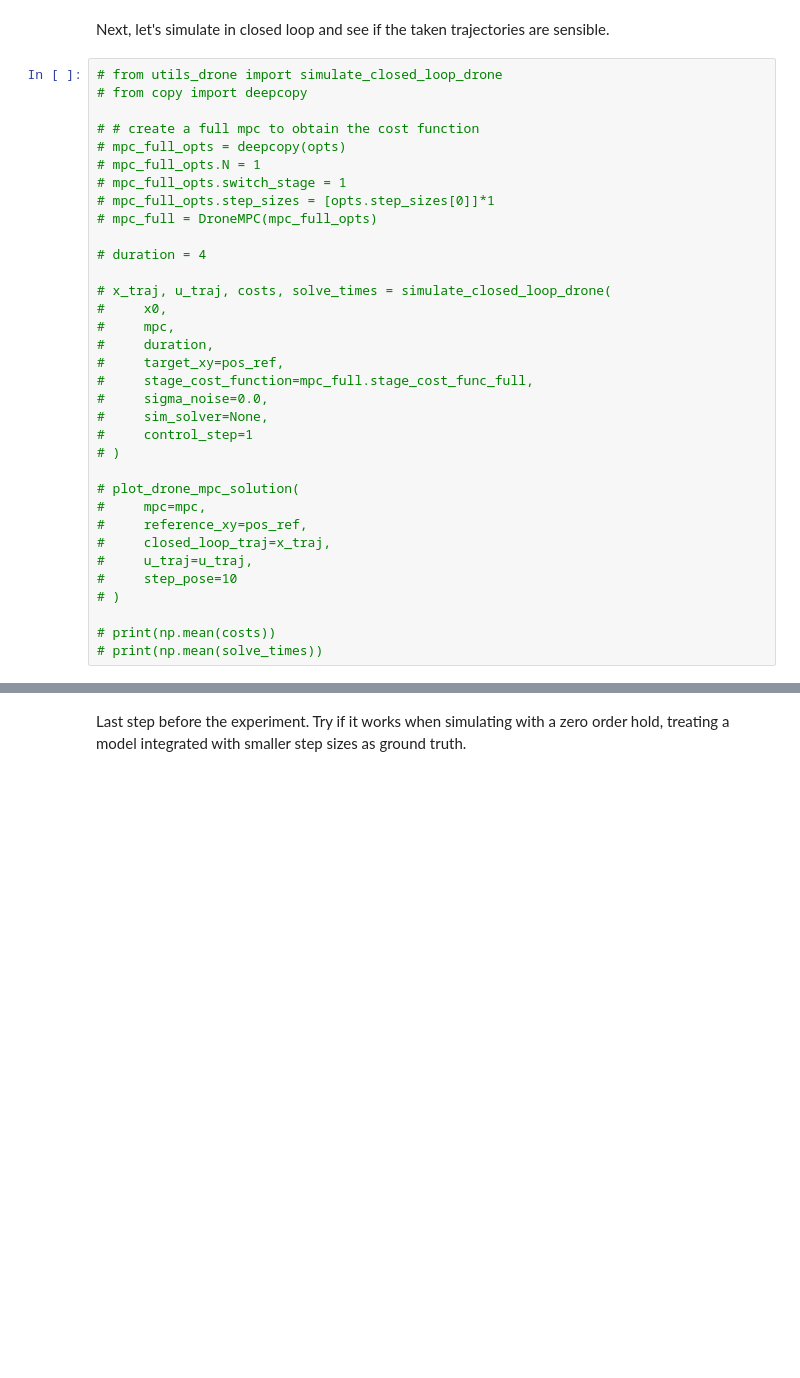
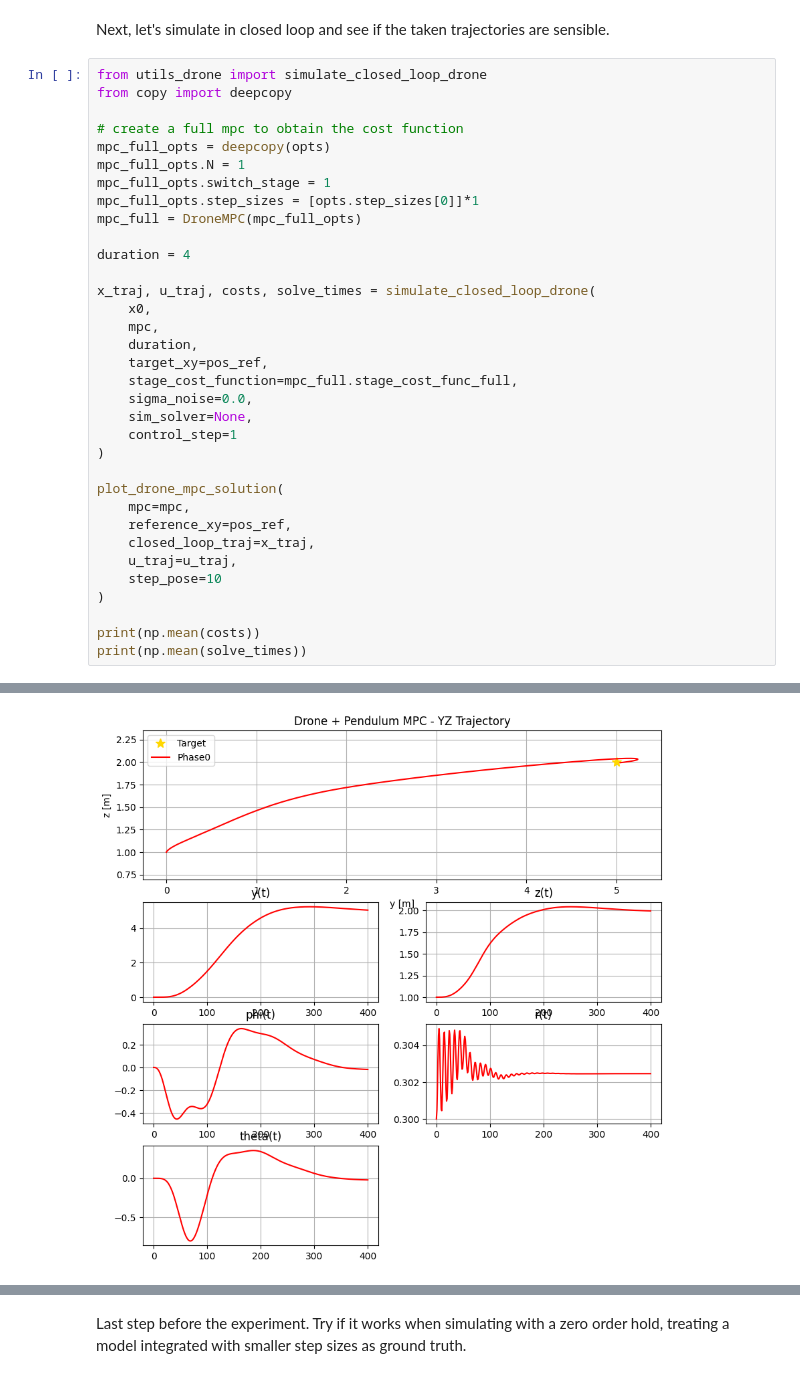
Before and after one commit to l-m-schroth/multi_fidelity_MPC_slow_fast, a Jupyter notebook: drone/drone_problem.ipynb, the cells around one changed output, grey strips where cells are left out. Cells and saved outputs as stored; diff of their text form; blank space fills up the shorter version.

```diff
--- a/drone/drone_problem.ipynb
+++ b/drone/drone_problem.ipynb
@@ -138,36 +138,37 @@ plot_drone_mpc_solution(
 # %% [markdown]
 Next, let's simulate in closed loop and see if the taken trajectories are sensible.
 # %%
-# from utils_drone import simulate_closed_loop_drone
-# from copy import deepcopy
+from utils_drone import simulate_closed_loop_drone
+from copy import deepcopy
 
-# # create a full mpc to obtain the cost function
-# mpc_full_opts = deepcopy(opts)
-# mpc_full_opts.N = 1
-# mpc_full_opts.switch_stage = 1
-# mpc_full_opts.step_sizes = [opts.step_sizes[0]]*1
-# mpc_full = DroneMPC(mpc_full_opts)
+# create a full mpc to obtain the cost function
+mpc_full_opts = deepcopy(opts)
+mpc_full_opts.N = 1
+mpc_full_opts.switch_stage = 1
+mpc_full_opts.step_sizes = [opts.step_sizes[0]]*1
+mpc_full = DroneMPC(mpc_full_opts)
 
-# duration = 4
+duration = 4
 
-# x_traj, u_traj, costs, solve_times = simulate_closed_loop_drone(
-#     x0,
-#     mpc,
-#     duration,
-#     target_xy=pos_ref,
-#     stage_cost_function=mpc_full.stage_cost_func_full,
-#     sigma_noise=0.0,
-#     sim_solver=None,
-#     control_step=1
-# )
+x_traj, u_traj, costs, solve_times = simulate_closed_loop_drone(
+    x0,
+    mpc,
+    duration,
+    target_xy=pos_ref,
+    stage_cost_function=mpc_full.stage_cost_func_full,
+    sigma_noise=0.0,
+    sim_solver=None,
+    control_step=1
+)
 
-# plot_drone_mpc_solution(
-#     mpc=mpc,
-#     reference_xy=pos_ref,
-#     closed_loop_traj=x_traj,
-#     u_traj=u_traj,
-#     step_pose=10
-# )
+plot_drone_mpc_solution(
+    mpc=mpc,
+    reference_xy=pos_ref,
+    closed_loop_traj=x_traj,
+    u_traj=u_traj,
+    step_pose=10
+)
 
-# print(np.mean(costs))
-# print(np.mean(solve_times))
+print(np.mean(costs))
+print(np.mean(solve_times))
+# %% [output]
@@ -173,0 +192 @@ Next, let's simulate in closed loop and see if the taken trajectories are sensib
+[figure, added]
```
Also changed, not shown: parts of 5 cells of this notebook, 3 other files.
